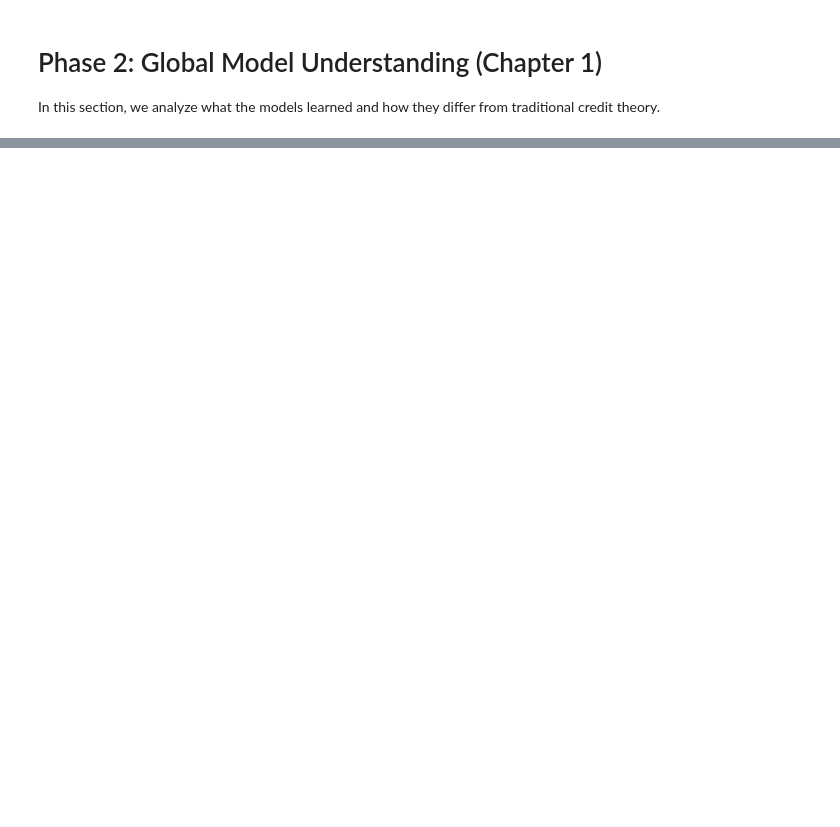
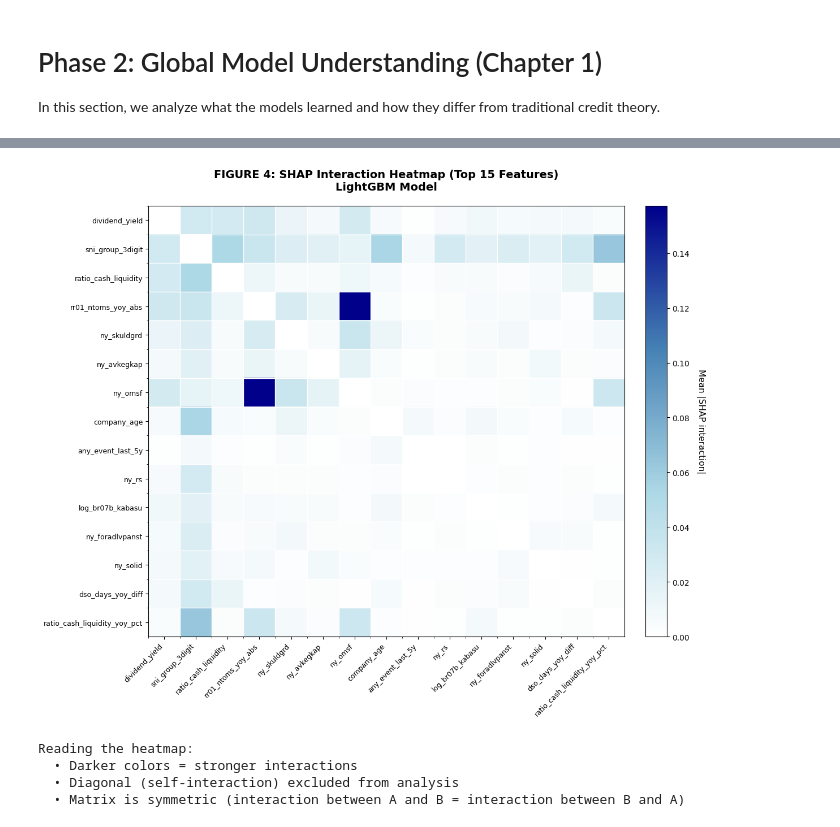
Before and after one commit to vilhelm-k/credit-risk-xai-thesis, a Jupyter notebook: notebooks/05_xai_exploration.ipynb, the cells around one changed output, grey strips where cells are left out. Drawn from its saved outputs; the diff is of its cells as text; code cells hidden in the pictures; blank space fills up the shorter version.

```diff
--- a/notebooks/05_xai_exploration.ipynb
+++ b/notebooks/05_xai_exploration.ipynb
@@ -1257,0 +1232,52 @@ Key insights:
+# %%
+# Create visualization: Heatmap of interaction matrix for top features
+fig, ax = plt.subplots(1, 1, figsize=(12, 10))
+
+# Get indices of top 15 features
+top_15_features = importance_comparison.head(15)['feature'].tolist()
+top_15_indices = [X_val.columns.get_loc(f) for f in top_15_features]
+
+# Extract submatrix for top features
+interaction_submatrix = interaction_matrix[np.ix_(top_15_indices, top_15_indices)]
+
+# Create heatmap
+import matplotlib.pyplot as plt
+from matplotlib.colors import LinearSegmentedColormap
+
+# Custom colormap: white to blue
+cmap = LinearSegmentedColormap.from_list('interaction', ['white', 'lightblue', 'steelblue', 'darkblue'])
+
+im = ax.imshow(interaction_submatrix, cmap=cmap, aspect='auto')
+
+# Set ticks and labels
+ax.set_xticks(np.arange(len(top_15_features)))
+ax.set_yticks(np.arange(len(top_15_features)))
+ax.set_xticklabels(top_15_features, rotation=45, ha='right', fontsize=9)
+ax.set_yticklabels(top_15_features, fontsize=9)
+
+# Add colorbar
+cbar = plt.colorbar(im, ax=ax, fraction=0.046, pad=0.04)
+cbar.set_label('Mean |SHAP interaction|', rotation=270, labelpad=20, fontsize=11)
+
+# Add title
+ax.set_title('FIGURE 4: SHAP Interaction Heatmap (Top 15 Features)\nLightGBM Model',
+             fontsize=14, fontweight='bold', pad=20)
+
+# Add grid for better readability
+ax.set_xticks(np.arange(len(top_15_features)) - 0.5, minor=True)
+ax.set_yticks(np.arange(len(top_15_features)) - 0.5, minor=True)
+ax.grid(which='minor', color='white', linestyle='-', linewidth=1)
+
+plt.tight_layout()
+plt.show()
+
+print("\nReading the heatmap:")
+print("  • Darker colors = stronger interactions")
+print("  • Diagonal (self-interaction) excluded from analysis")
+print("  • Matrix is symmetric (interaction between A and B = interaction between B and A)")
+# %% [output]
+[figure, added]
+Reading the heatmap:
+  • Darker colors = stronger interactions
+  • Diagonal (self-interaction) excluded from analysis
+  • Matrix is symmetric (interaction between A and B = interaction between B and A)
```
Also changed, not shown: parts of 18 cells of this notebook, 14 other files.
